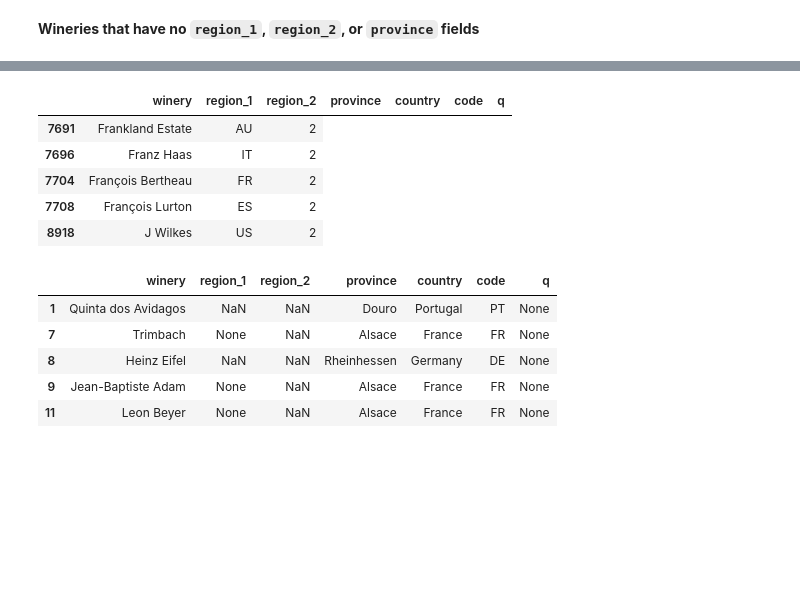
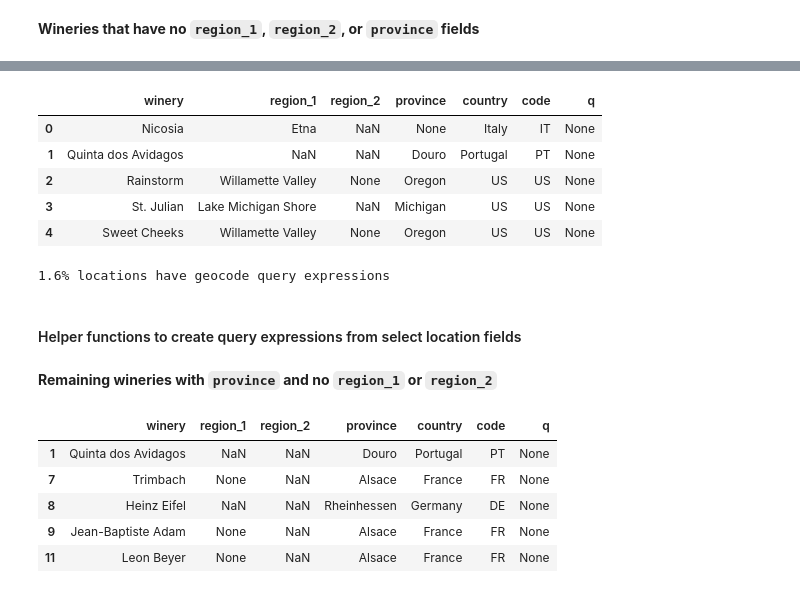
Before and after one commit to pasmith/oenologist, a Jupyter notebook: mapbox-forward.ipynb, the cells around one changed output, grey strips where cells are left out. Cells and saved outputs as stored; diff of their text form; code cells hidden in the pictures; blank space fills up the shorter version.

```diff
--- a/mapbox-forward.ipynb
+++ b/mapbox-forward.ipynb
@@ -268,12 +347,18 @@ locations[mask].head()
-# %%
-wineries_with_multiple_locations_per_country = winery_locations_by_country.query(
-    "count > 1"
-).sort_values("count", ascending=False)
-wineries_with_multiple_locations_per_country
-# %% [output]
-|  | winery | region_1 | region_2 | province | country | code | q |
-| 7691 | Frankland Estate | AU | 2 |
-| 7696 | Franz Haas | IT | 2 |
-| 7704 | François Bertheau | FR | 2 |
-| 7708 | François Lurton | ES | 2 |
-| 8918 | J Wilkes | US | 2 |
+# %%
+# and that others are not
+assert locations.loc[~mask,'q'].notna().sum() == 0
+locations[~mask].head()
+# %% [output]
+|  | winery | region_1 | region_2 | province | country | code | q |
+| 0 | Nicosia | Etna | NaN | None | Italy | IT | None |
+| 1 | Quinta dos Avidagos | NaN | NaN | Douro | Portugal | PT | None |
+| 2 | Rainstorm | Willamette Valley | None | Oregon | US | US | None |
+| 3 | St. Julian | Lake Michigan Shore | NaN | Michigan | US | US | None |
+| 4 | Sweet Cheeks | Willamette Valley | None | Oregon | US | US | None |
+# %%
+# check on progress
+progress()
+# %% [output]
+1.6% locations have geocode query expressions
+# %% [markdown]
+#### Helper functions to create query expressions from select location fields
@@ -280 +384,3 @@ wineries_with_multiple_locations_per_country
+# %% [markdown]
+**Remaining wineries with `province` and no `region_1` or `region_2`**
 # %%
```
Also changed, not shown: parts of 55 cells of this notebook.
